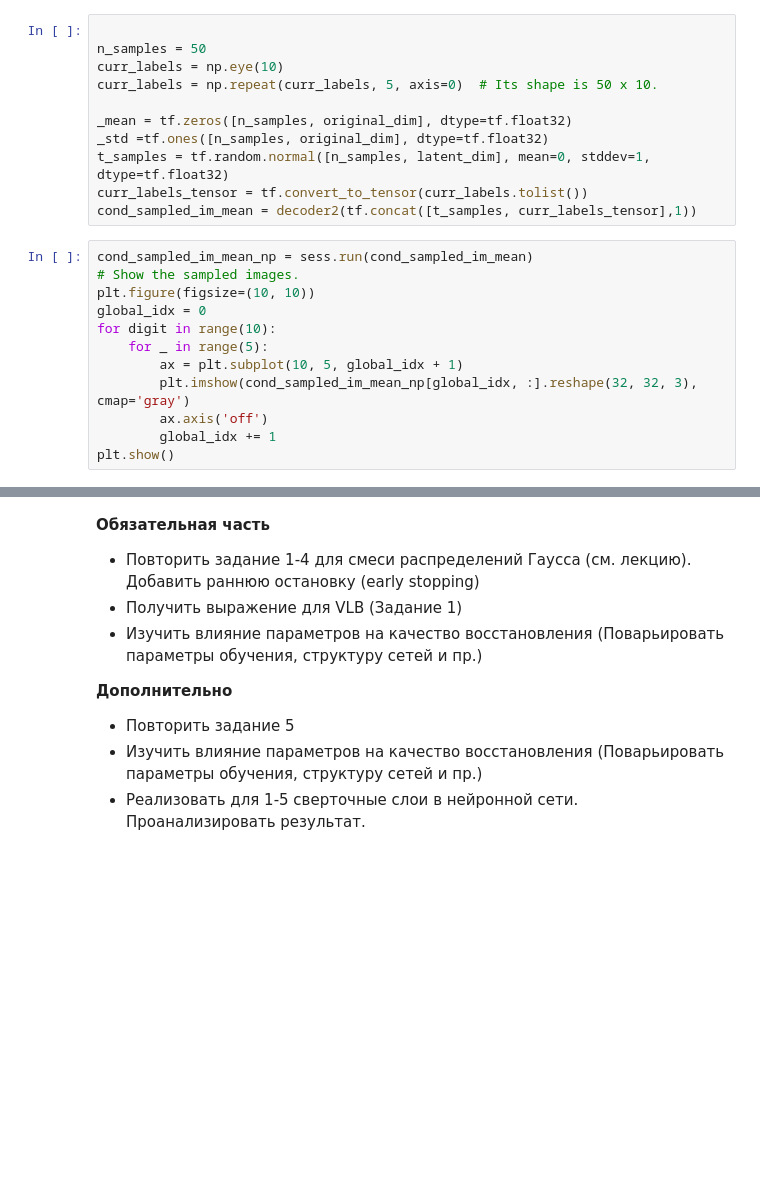
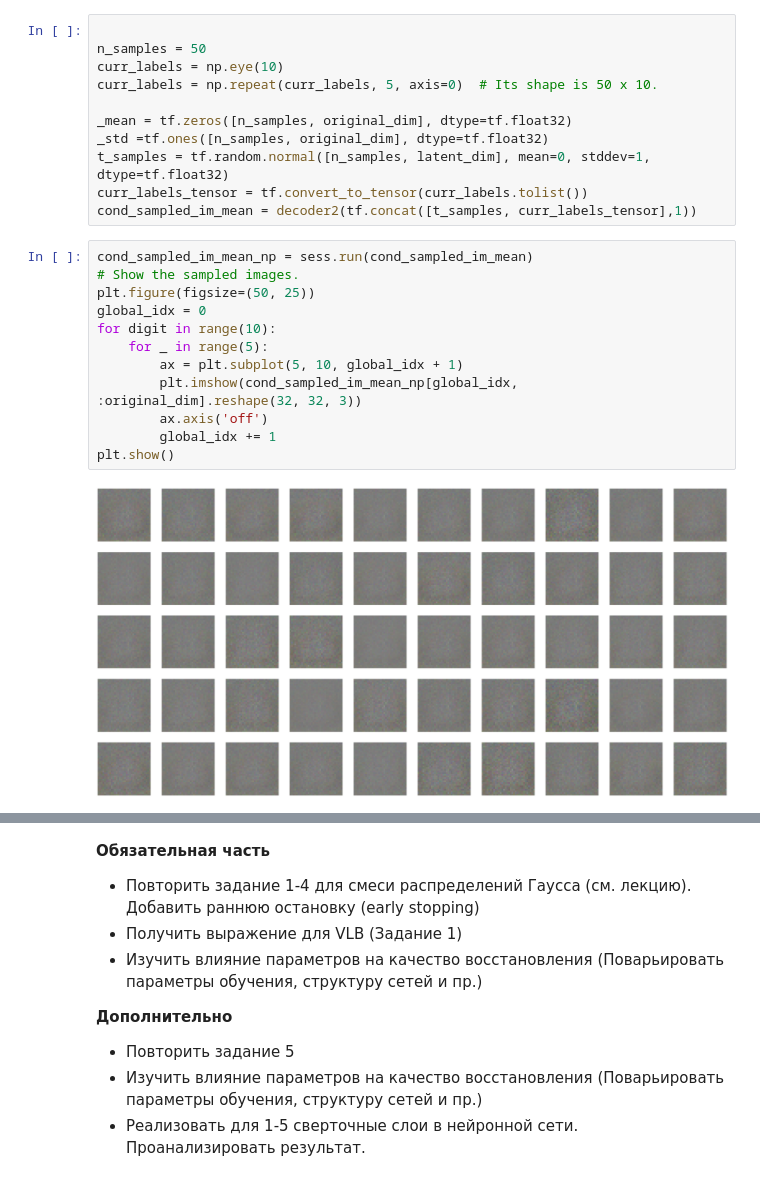
Before and after one commit to JacKira/BayesMethods, a Jupyter notebook: Lab/lr2_.ipynb, the cells around one changed output, grey strips where cells are left out. Cells and saved outputs as stored; diff of their text form; blank space fills up the shorter version.

```diff
--- a/Lab/lr2_.ipynb
+++ b/Lab/lr2_.ipynb
@@ -711,15 +730,17 @@ cond_sampled_im_mean = decoder2(tf.concat([t_samples, curr_labels_tensor],1))
 # %%
 cond_sampled_im_mean_np = sess.run(cond_sampled_im_mean)
 # Show the sampled images.
-plt.figure(figsize=(10, 10))
+plt.figure(figsize=(50, 25))
 global_idx = 0
 for digit in range(10):
     for _ in range(5):
-        ax = plt.subplot(10, 5, global_idx + 1)
-        plt.imshow(cond_sampled_im_mean_np[global_idx, :].reshape(32, 32, 3), cmap='gray')
+        ax = plt.subplot(5, 10, global_idx + 1)
+        plt.imshow(cond_sampled_im_mean_np[global_idx, :original_dim].reshape(32, 32, 3))
         ax.axis('off')
         global_idx += 1
 plt.show()
+# %% [output]
+[figure, added]
 # %%
 plt.figure(figsize=(10, 10))
 global_idx = 0
```
Also changed, not shown: parts of 22 cells of this notebook.
